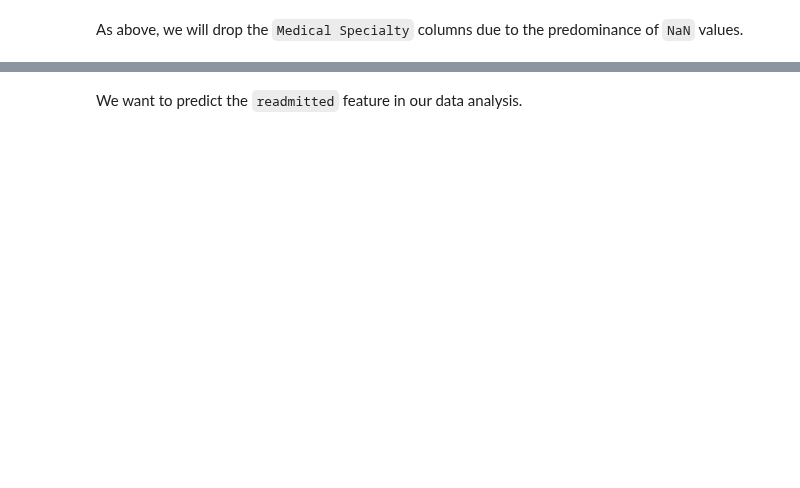
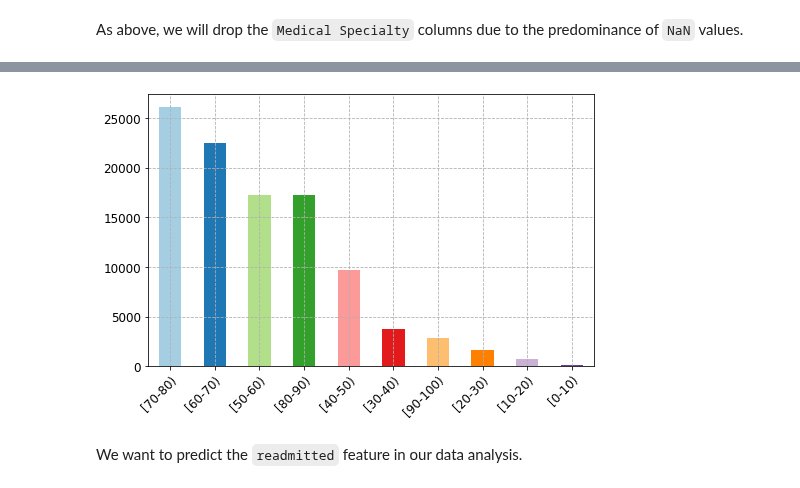
Before and after one commit to capac/kaggle-notebooks, a Jupyter notebook: diabetes-in-130-US-hospitals/1-data-preparation.ipynb, the cells around one changed output, grey strips where cells are left out. Saved outputs shown, nothing was run; the diff lists cells and outputs as text; code cells hidden in the pictures; blank space fills up the shorter version.

```diff
--- a/diabetes-in-130-US-hospitals/1-data-preparation.ipynb
+++ b/diabetes-in-130-US-hospitals/1-data-preparation.ipynb
@@ -174,9 +195,11 @@ plt.grid(True, linestyle='--');
 # %%
 age_df = df['age'].value_counts(dropna=False)
-ax = age_df.plot(kind='bar', color=plt.cm.Paired.colors)
+ax = age_df.plot(kind='bar', color=plt.cm.Paired.colors, figsize=(8, 5))
 plt.setp(ax.get_xticklabels(), ha="right", rotation_mode="anchor", rotation=45, fontsize=12)
 plt.setp(ax.get_yticklabels(), fontsize=12)
 plt.grid(True, linestyle='--');
+# %% [output]
+[figure, added]
 # %% [markdown]
 We want to predict the `readmitted` feature in our data analysis.
 # %%
```
Also changed, not shown: parts of 27 cells of this notebook.
